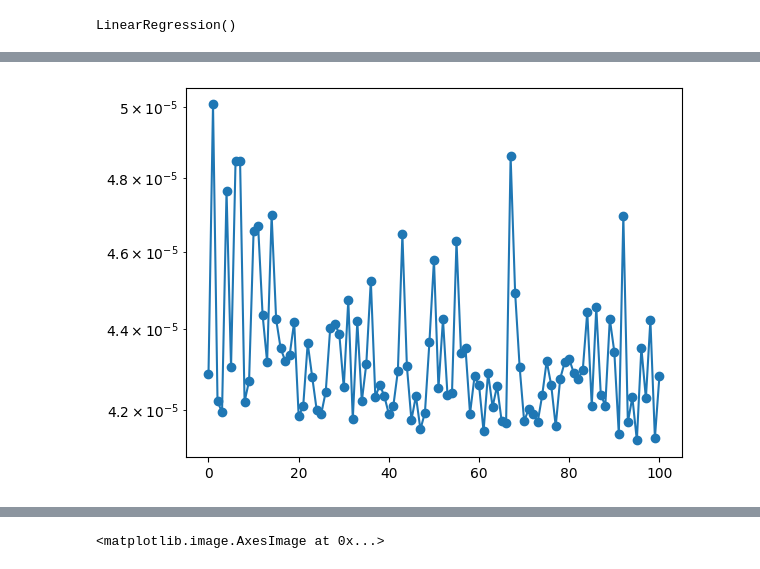
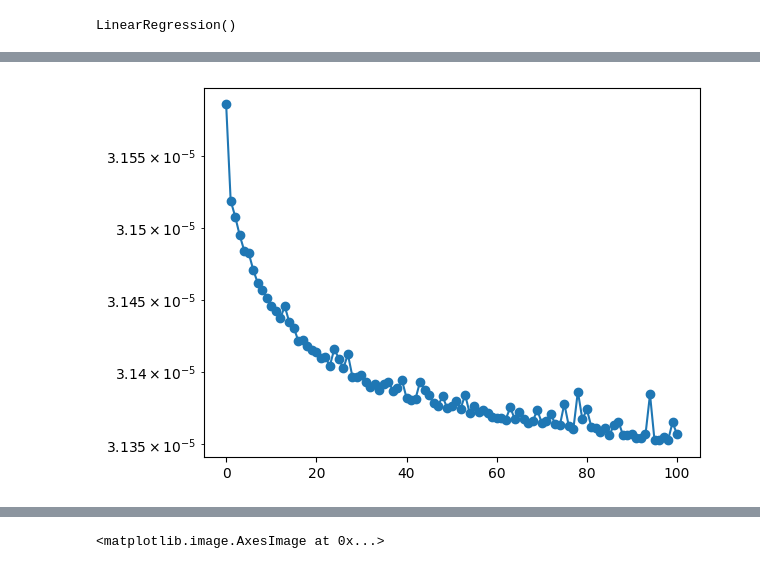
Before and after one commit to joaovaleriano/gLV_OED, a Jupyter notebook: notebooks/analysis_all_growth.ipynb, the cells around one changed output, grey strips where cells are left out. Cells and saved outputs as stored; diff of their text form; code cells hidden in the pictures.

```diff
--- a/notebooks/analysis_all_growth.ipynb
+++ b/notebooks/analysis_all_growth.ipynb
@@ -914,0 +1217,3 @@ print((np.sign(true_A) == np.sign(reg2.coef_)).mean(), np.sqrt(((true_A-reg2.coe
+# %%
+reg2_coef_no_diag = np.concatenate([reg2.coef_[i,[j for j in range(n_sp) if j!=i]] for i in range(n_sp)])
+true_A_no_diag = np.concatenate([true_A[i,[j for j in range(n_sp) if j!=i]] for i in range(n_sp)])
@@ -1279,10 +1750,13 @@ array([1., 1., 1.])
 # %%
 n_sp = 10
 
-np.random.seed(2)
+np.random.seed(1)
 x = np.random.uniform(0, 1, n_sp)
 A = np.random.normal(0, 1, (n_sp,n_sp))
-A -= np.eye(n_sp)*A + np.diag(np.abs(np.random.normal(0, 1, n_sp))*3)
+A -= np.eye(n_sp)*A + np.diag(np.abs(np.random.normal(0, 1, n_sp))*2)
+C = np.random.choice([0., 1.], (n_sp, n_sp), p=[0.7, 0.3])
+C -= C*np.eye(n_sp) - np.eye(n_sp)
+A = A*C
 r = np.random.uniform(0, 1, n_sp)
 # r = -A.sum(1)
 
@@ -1291,9 +1765,9 @@ p = np.concatenate((r, A.flatten()))
 t = 0.
 t_hist = [t]
 x_hist = [x]
-dt = 0.01
+dt = 0.001
 n_steps = 50
-n_dt = 10
+n_dt = 100
 
 for i in range(n_steps):
     x = euler(glv_rhs, t, x, p, n_dt, dt)
@@ -1302,7 +1776,7 @@ for i in range(n_steps):
     t_hist.append(t)
 
 x_hist = np.array(x_hist)
-x_hist += np.random.normal(0, 0.01, x_hist.shape)*x_hist
+# x_hist += np.random.normal(0, 0.01, x_hist.shape)*x_hist
 t_hist = np.array(t_hist)
 
 plt.plot(t_hist, x_hist)
@@ -1380,22 +1867,0 @@ from pyDOE import lhs
-# %%
-p_res = lhs(n_sp*(n_sp+1), 10*n_sp*(n_sp+1), "center")*2-1
-cr = 0.9
-f = 0.5
-
-for k in range(1000):
-    for i, x in enumerate(p_res):
-        a, b, c = p_res[np.random.choice([j for j in range(len(p_res)) if j!=i], 3, replace=False)]
-        R = np.random.randint(0, n_sp*(n_sp+1))
-        y = np.zeros(n_sp*(n_sp+1))
-        for j in range(n_sp*(n_sp+1)):
-            r = np.random.rand()
-            if r < cr or j==R:
-                y[j] = a[j] + f*(b[j]-c[j])
-            else:
-                y[j] = x[j]
-
-        Lx = mse(x_hist[1:], pred(x_hist[:-1], t_hist, x, 10))
-        Ly = mse(x_hist[1:], pred(x_hist[:-1], t_hist, y, 10))
-
-        if Ly <= Lx:
-            p_res[i] = y
@@ -1407,7 +1868,7 @@ plt.scatter([(np.sign(p_res[i,n_sp:])==np.sign(p[n_sp:])).mean() for i in range(
 # %%
 # np.random.seed(2)
 # p_res = np.random.normal(size=(n_sp*(n_sp+1)))
-# p_res = np.concatenate((reg.intercept_, reg.coef_.flatten()))
+p_res = np.concatenate((reg.intercept_, reg.coef_.flatten()))
 # p_res = np.random.normal(0, 1, p.shape[0])*0
 # p_res = p.copy()
 # p_res = np.concatenate((reg.intercept_, np.zeros(n_sp*n_sp)))
@@ -1416,36 +1877,36 @@ plt.scatter([(np.sign(p_res[i,n_sp:])==np.sign(p[n_sp:])).mean() for i in range(
 gamma = 0.9
 eps = 1e-7
 Eg2 = np.zeros_like(p_res)
 
-n_dt_pred = 6
+n_dt_pred = 10
 
-alpha = 1e-2
+alpha = 1e-3
 adam_t = 1
 m = np.zeros_like(p_res)
 v = np.zeros_like(p_res)
 b1 = 0.9
 b2 = 0.999
 # eps = 1e-8
 
 mse_hist = [mse(x_hist[1:], pred(x_hist[:-1], t_hist, p_res, n_dt_pred))]
 p_hist = []
 
 for i in range(100):
     p_res, Eg2 = minibatch_sgd_rmsprop(x_hist, t_hist, p_res, n_dt_pred, alpha, gamma, eps, Eg2, 10, 1)
     # m *= 0.
     # v *= 0.
     # p_res, m, v, adam_t = minibatch_sgd_adam(x_hist, t_hist, p_res, n_dt_pred, m, v, alpha=alpha, n_it=10, batch_size=1, adam_t=adam_t)
     # m /= 1-b1**adam_t
     # v /= 1-b2**adam_t
     # adam_t += 1
     mse_hist.append(mse(x_hist[1:], pred(x_hist[:-1], t_hist, p_res, n_dt_pred)))
     p_hist.append(p_res.copy())
 
 plt.plot(mse_hist, "-o")
 plt.yscale("log")
 plt.show()
 # %% [output]
-[figure, old version]
+[figure, new version]
 # %%
 print((np.sign(p[n_sp:])==np.sign(reg.coef_.flatten())).mean())
 print((np.sign(p[n_sp:])==np.sign(p_res[n_sp:])).mean())
```
Also changed, not shown: parts of 112 cells of this notebook, 11 other files.
